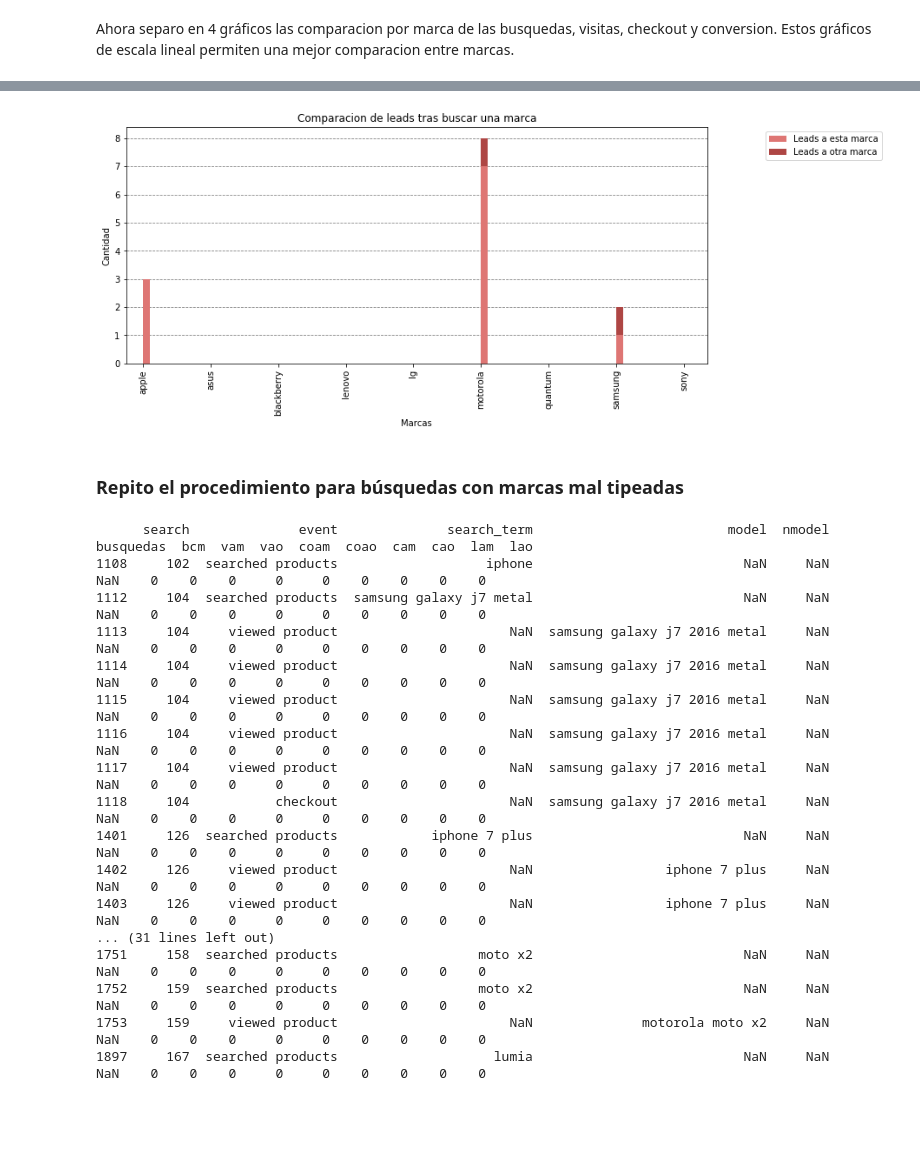
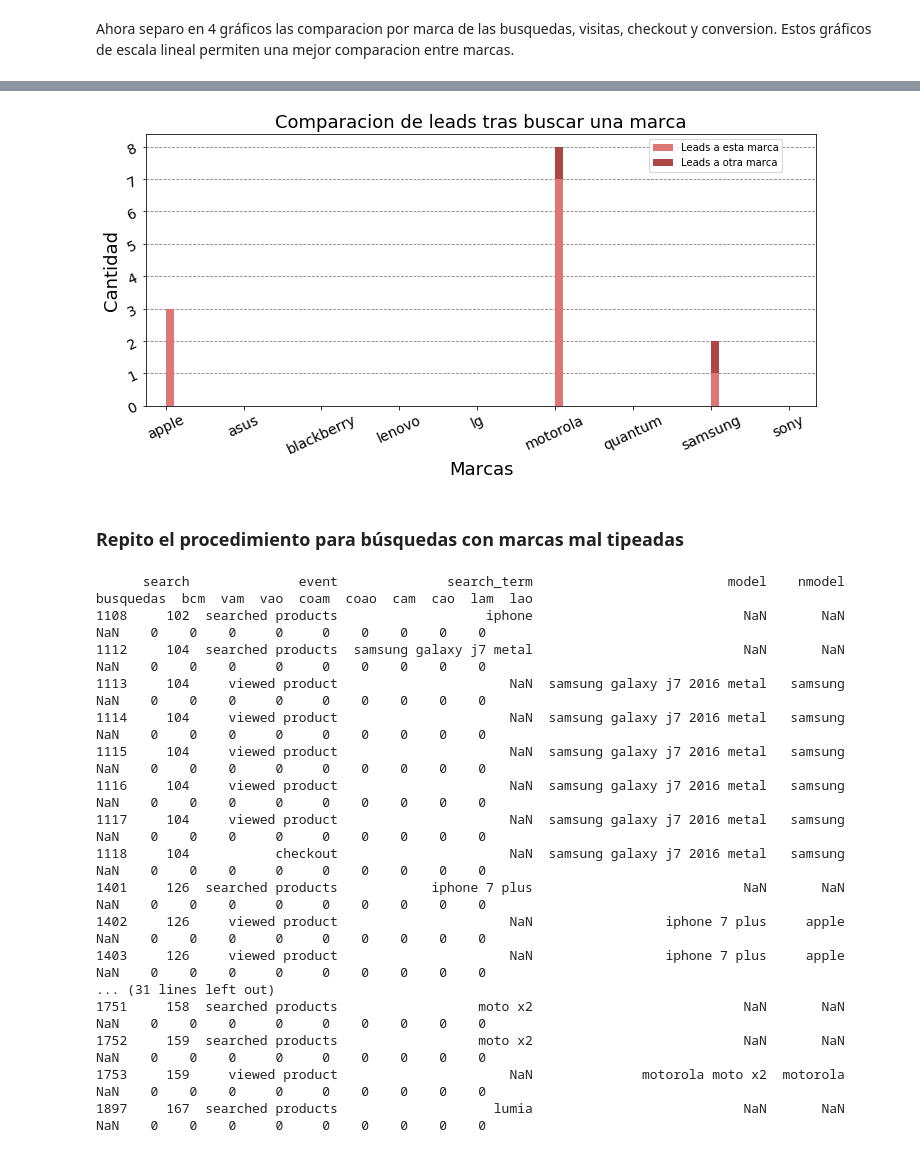
Before and after one commit to MartinCohen98/OrganizacionDeDatosTP1, a Jupyter notebook: analisis_por_terminos_de_busqueda.ipynb, the cells around one changed output, grey strips where cells are left out. Drawn from its saved outputs; the diff is of its cells as text; code cells hidden in the pictures; blank space fills up the shorter version.

```diff
--- a/analisis_por_terminos_de_busqueda.ipynb
+++ b/analisis_por_terminos_de_busqueda.ipynb
@@ -253,18 +263,20 @@ plt.show()
 # %%
 fig, ax = plt.subplots()
 df3.loc[:,[lam, lao]].plot.bar(stacked=True, color=colores_lead, width=0.1, position=0, ax=ax)
 ax.set_axisbelow(True)
 ax.yaxis.grid(color='gray', linestyle='dashed')
-plt.xlabel("Marcas")
-plt.ylabel("Cantidad")
+plt.xlabel("Marcas", fontsize=18)
+plt.ylabel("Cantidad", fontsize=18)
 plt.yscale('linear')
+plt.xticks(fontsize=14, rotation=25)
+plt.yticks(fontsize=14, rotation=25)
 fig = plt.gcf()
 fig.set_size_inches(12.0, 5.0)
-plt.legend(loc=9, bbox_to_anchor=(1.2, 1.0))
-plt.title("Comparacion de leads tras buscar una marca")
+plt.legend(loc=9, bbox_to_anchor=(0.85, 1.0))
+plt.title("Comparacion de leads tras buscar una marca", fontsize=18)
 plt.show()
 # %% [output]
-[figure, old version]
+[figure, new version]
 # %% [markdown]
 ### Repito el procedimiento para búsquedas con marcas mal tipeadas
 # %%
@@ -272,7 +284,7 @@ def son_similares(palabra, marca, mejor_ratio, r):
     r[0] = sm(None, palabra, marca).ratio()
     return r[0] > mejor_ratio and r[0] < 1.0
 
-def obtener_marca(x):
+def obtener_marca_de_similar(x):
     if (type(x) == float):
         return np.nan
     mejor_ratio = 0.7
@@ -336,7 +348,7 @@ def obtener_marca(x):
     return mejor_palabra
 
 def obtener_marca_de_busqueda(x):
-    return obtener_marca(x.iloc[0])
+    return obtener_marca_de_similar(x.iloc[0])
 
 dfg = df.groupby('search', as_index=False)
 df2['busquedas'] = dfg['search_term'].transform(obtener_marca_de_busqueda)
@@ -354,23 +366,23 @@ df2['lao'] = ((df2['event'] == 'lead') & (df2['busquedas']) & (df2['busquedas']
 
 print(df2.loc[1000:2000, ['search', 'event', 'search_term', 'model', 'nmodel', 'busquedas', 'bcm', 'vam', 'vao', 'coam', 'coao', 'cam', 'cao', 'lam', 'lao']])
 # %% [output]
-      search              event              search_term                         model  nmodel busquedas  bcm  vam  vao  coam  coao  cam  cao  lam  lao
-1108     102  searched products                   iphone                           NaN     NaN       NaN    0    0    0     0     0    0    0    0    0
-1112     104  searched products  samsung galaxy j7 metal                           NaN     NaN       NaN    0    0    0     0     0    0    0    0    0
-1113     104     viewed product                      NaN  samsung galaxy j7 2016 metal     NaN       NaN    0    0    0     0     0    0    0    0    0
-1114     104     viewed product                      NaN  samsung galaxy j7 2016 metal     NaN       NaN    0    0    0     0     0    0    0    0    0
-1115     104     viewed product                      NaN  samsung galaxy j7 2016 metal     NaN       NaN    0    0    0     0     0    0    0    0    0
-1116     104     viewed product                      NaN  samsung galaxy j7 2016 metal     NaN       NaN    0    0    0     0     0    0    0    0    0
-1117     104     viewed product                      NaN  samsung galaxy j7 2016 metal     NaN       NaN    0    0    0     0     0    0    0    0    0
-1118     104           checkout                      NaN  samsung galaxy j7 2016 metal     NaN       NaN    0    0    0     0     0    0    0    0    0
-1401     126  searched products            iphone 7 plus                           NaN     NaN       NaN    0    0    0     0     0    0    0    0    0
-1402     126     viewed product                      NaN                 iphone 7 plus     NaN       NaN    0    0    0     0     0    0    0    0    0
-1403     126     viewed product                      NaN                 iphone 7 plus     NaN       NaN    0    0    0     0     0    0    0    0    0
+      search              event              search_term                         model    nmodel busquedas  bcm  vam  vao  coam  coao  cam  cao  lam  lao
+1108     102  searched products                   iphone                           NaN       NaN       NaN    0    0    0     0     0    0    0    0    0
+1112     104  searched products  samsung galaxy j7 metal                           NaN       NaN       NaN    0    0    0     0     0    0    0    0    0
+1113     104     viewed product                      NaN  samsung galaxy j7 2016 metal   samsung       NaN    0    0    0     0     0    0    0    0    0
+1114     104     viewed product                      NaN  samsung galaxy j7 2016 metal   samsung       NaN    0    0    0     0     0    0    0    0    0
+1115     104     viewed product                      NaN  samsung galaxy j7 2016 metal   samsung       NaN    0    0    0     0     0    0    0    0    0
+1116     104     viewed product                      NaN  samsung galaxy j7 2016 metal   samsung       NaN    0    0    0     0     0    0    0    0    0
+1117     104     viewed product                      NaN  samsung galaxy j7 2016 metal   samsung       NaN    0    0    0     0     0    0    0    0    0
+1118     104           checkout                      NaN  samsung galaxy j7 2016 metal   samsung       NaN    0    0    0     0     0    0    0    0    0
+1401     126  searched products            iphone 7 plus                           NaN       NaN       NaN    0    0    0     0     0    0    0    0    0
+1402     126     viewed product                      NaN                 iphone 7 plus     apple       NaN    0    0    0     0     0    0    0    0    0
+1403     126     viewed product                      NaN                 iphone 7 plus     apple       NaN    0    0    0     0     0    0    0    0    0
 ... (31 lines left out)
-1751     158  searched products                  moto x2                           NaN     NaN       NaN    0    0    0     0     0    0    0    0    0
-1752     159  searched products                  moto x2                           NaN     NaN       NaN    0    0    0     0     0    0    0    0    0
-1753     159     viewed product                      NaN              motorola moto x2     NaN       NaN    0    0    0     0     0    0    0    0    0
-1897     167  searched products                    lumia                           NaN     NaN       NaN    0    0    0     0     0    0    0    0    0
+1751     158  searched products                  moto x2                           NaN       NaN       NaN    0    0    0     0     0    0    0    0    0
+1752     159  searched products                  moto x2                           NaN       NaN       NaN    0    0    0     0     0    0    0    0    0
+1753     159     viewed product                      NaN              motorola moto x2  motorola       NaN    0    0    0     0     0    0    0    0    0
+1897     167  searched products                    lumia                           NaN       NaN       NaN    0    0    0     0     0    0    0    0    0
 # %%
 df3 = df2.loc[:, ['busquedas', 'bcm', 'vam', 'vao', 'coam', 'coao', 'cam', 'cao', 'lam', 'lao']]
 df3 = df3.set_index('busquedas')
```
Also changed, not shown: parts of 13 cells of this notebook.
